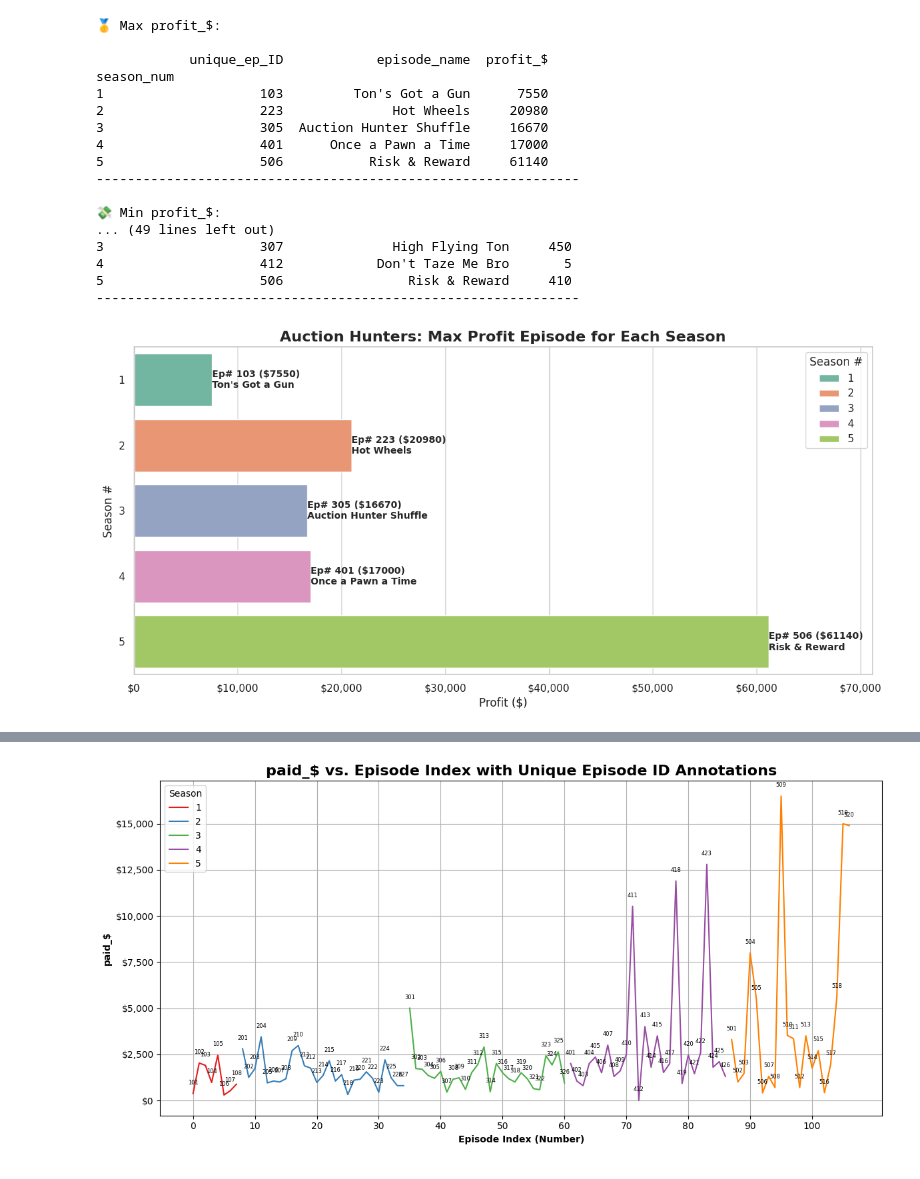
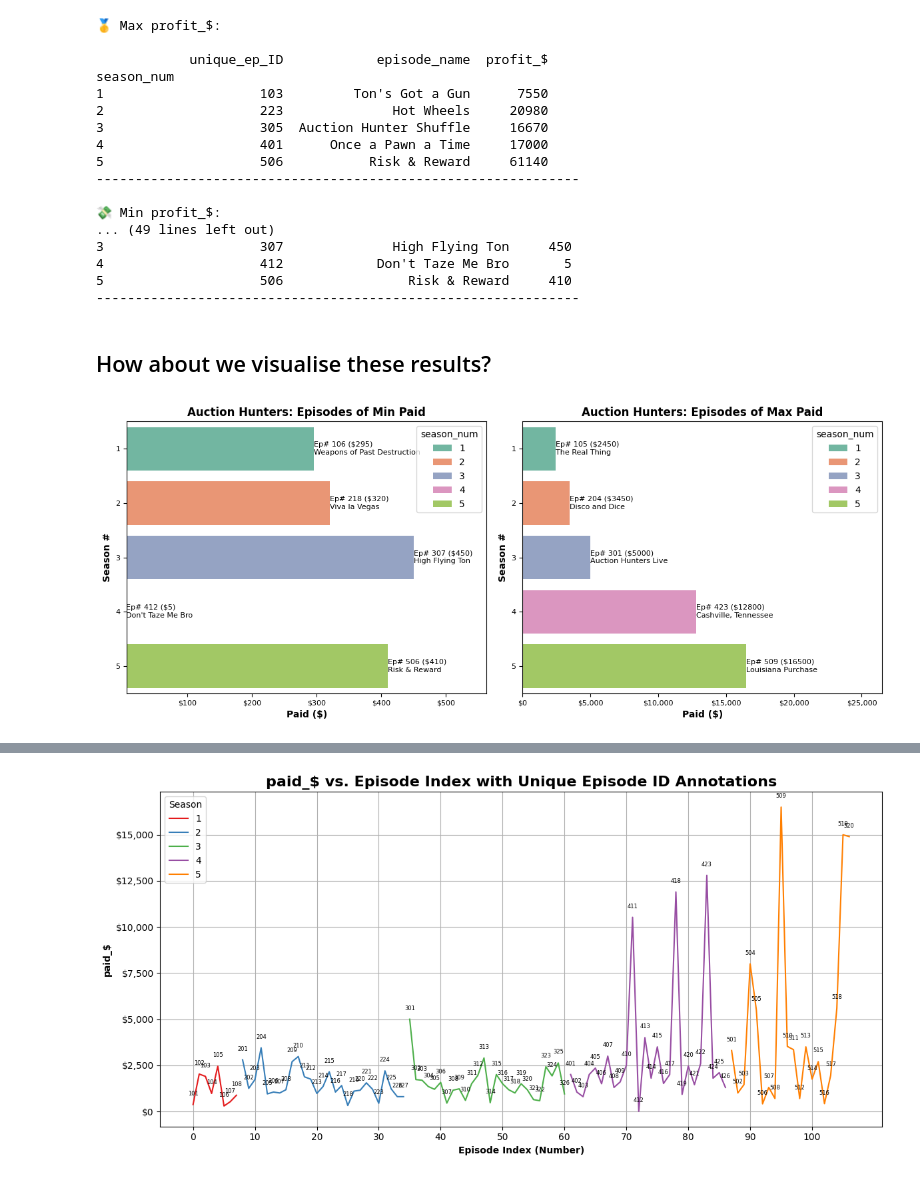
Before and after one commit to Joshua-Higgins-jp/Auction_Hunters_EDA, a Jupyter notebook: auction_hunters_eda.ipynb, the cells around one changed output, grey strips where cells are left out. Cells and saved outputs as stored; diff of their text form; code cells hidden in the pictures.

Commit message:
progress on financial analysis and plots

```diff
--- a/auction_hunters_eda.ipynb
+++ b/auction_hunters_eda.ipynb
@@ -159,37 +161,5 @@ season_num
 4                    412            Don't Taze Me Bro       5
 5                    506                Risk & Reward     410
 --------------------------------------------------------------
-# %%
-df = max_profit_ep_by_season_df
-# Create a horizontal bar plot
-plt.figure(figsize=(12, 6))
-ax = sns.barplot(x="profit_$",
-                 y="season_num",
-                 data=df,
-                 hue="season_num",
-                 dodge=False,
-                 orient='h',
-                 palette="Set2")
-
-# Add labels to the bars
-for index, row in df.iterrows():
-    plt.text(row['profit_$'],
-             index,
-             f"Ep# {row['unique_ep_ID']} (${row['profit_$']})\n{row['episode_name']}",
-             va='center',
-             weight='bold').set_fontsize(10)
-
-plt.xlabel('Profit ($)')
-plt.ylabel('Season #')
-plt.title('Auction Hunters: Max Profit Episode for Each Season', weight='bold').set_fontsize(16)
-plt.legend(title='Season #')
-
-ax.xaxis.set_major_formatter(mtick.StrMethodFormatter('${x:,.0f}'))
-ax.set_xlim(0, df['profit_$'].max() + 10000)
-
-
-# plt.grid(True)  # Add grid lines to both x and y axes
-plt.tight_layout()
-plt.show()
-# %% [output]
-[figure, removed]
+# %% [markdown]
+## How about we visualise these results?
@@ -195,0 +240,6 @@ plt.show()
+# %%
+plot_min_max_ep_by_season(min_df=min_paid_ep_by_season_df,
+                          max_df=max_paid_ep_by_season_df,
+                          category="paid")
+# %% [output]
+[figure, added]
```
Also changed, not shown: parts of 25 cells of this notebook.
